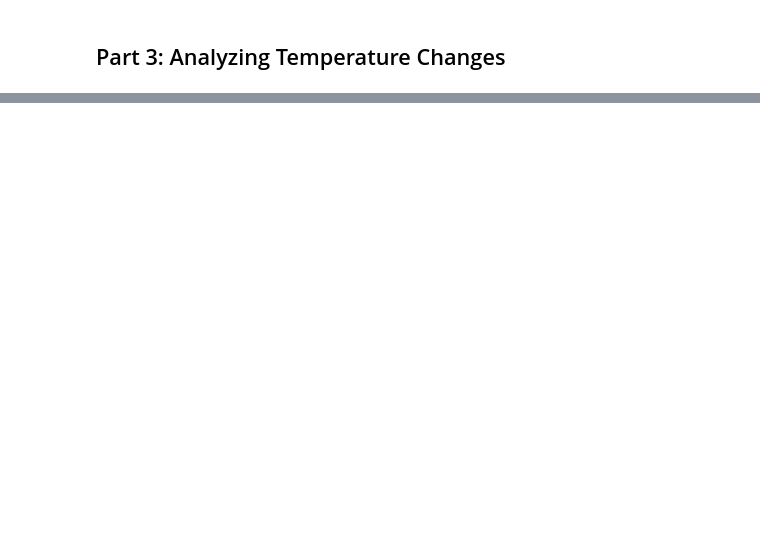
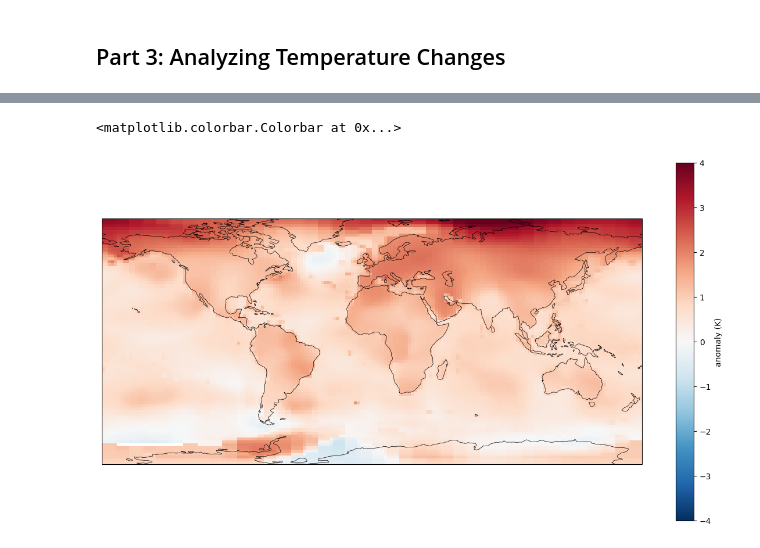
Before and after one commit to fdavenport/course-climate-change-impacts, a Jupyter notebook: lectures/03_Reading_Climate_Data_2.ipynb, the cells around one changed output, grey strips where cells are left out. Drawn from its saved outputs; the diff is of its cells as text; code cells hidden in the pictures; blank space fills up the shorter version.

```diff
--- a/lectures/03_Reading_Climate_Data_2.ipynb
+++ b/lectures/03_Reading_Climate_Data_2.ipynb
@@ -74,2 +210,4 @@ The coordinate reference systems (CRS) defines how the three-dimensional globe s
 # %% [markdown]
 ## Part 3: Analyzing Temperature Changes
+# %%
+data_recent = data.sel(year = slice(2014, 2023)).mean(dim = "year")
@@ -75,0 +224,16 @@ The coordinate reference systems (CRS) defines how the three-dimensional globe s
+# %%
+x = data_recent["lon"]
+y = data_recent["lat"]
+z = data_recent["tempanomaly"]
+# %%
+fig, ax = plt.subplots(figsize = (15, 8), subplot_kw = {"projection": ccrs.PlateCarree()})
+
+
+tempanomaly = ax.pcolormesh(x, y, z, cmap = "RdBu_r", vmin = -4, vmax = 4, transform = ccrs.PlateCarree())
+
+ax.add_feature(cfeature.COASTLINE.with_scale("110m"), linewidth = 0.5)
+
+plt.colorbar(tempanomaly, label = "anomaly (K)")
+# %% [output]
+<matplotlib.colorbar.Colorbar at 0x...>
+[figure, added]
```
Also changed, not shown: parts of 20 cells of this notebook.
